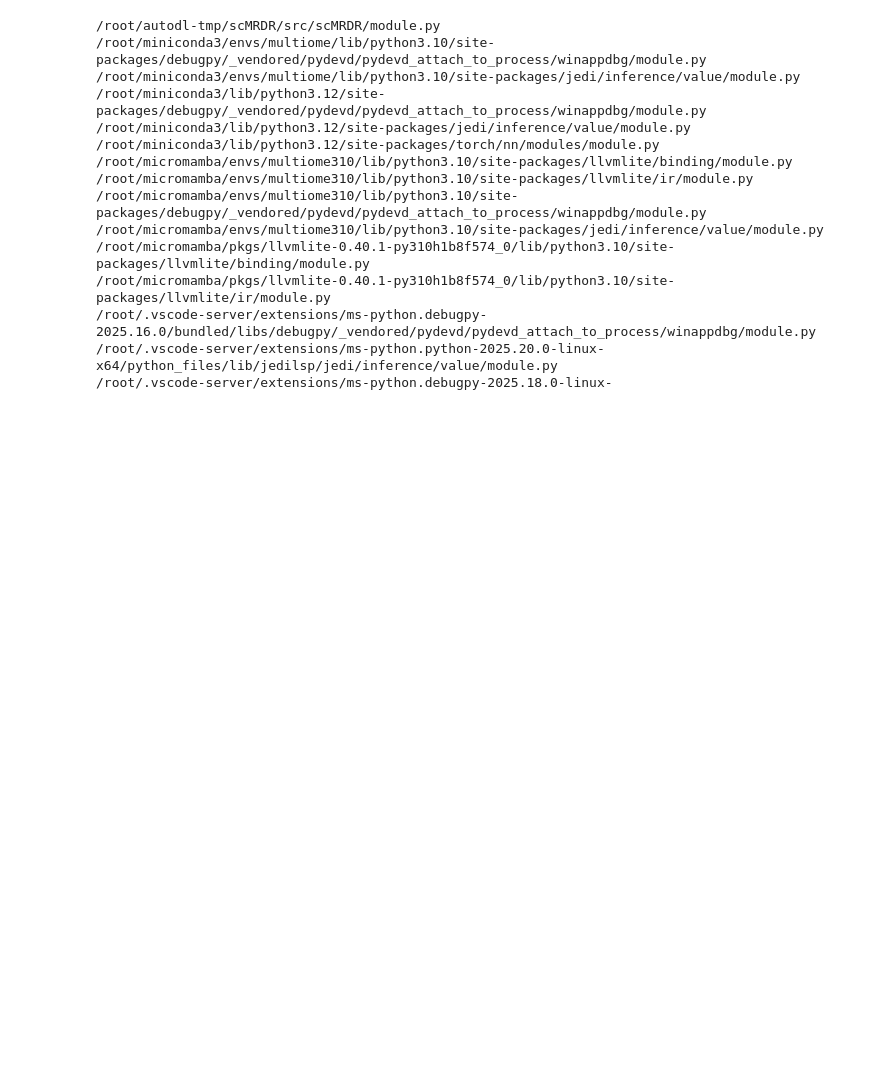
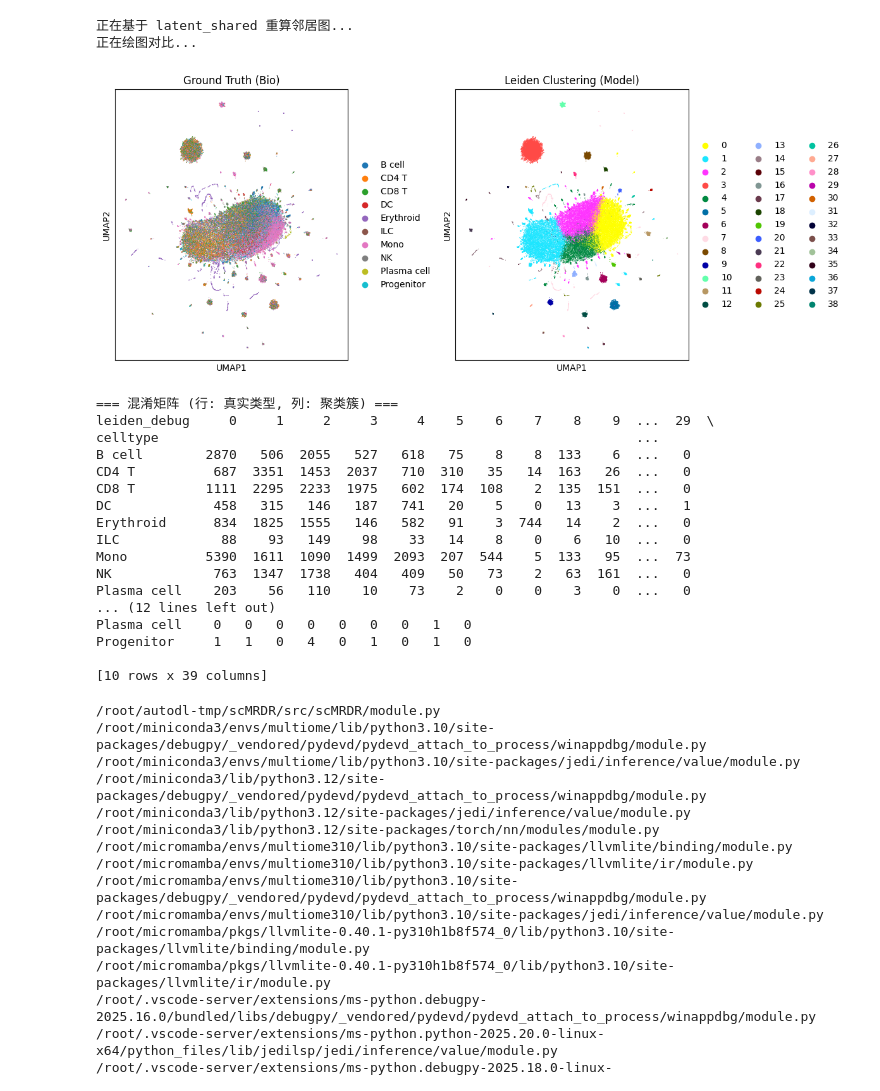
Before and after one commit to ICtuvk123/scMRDR, a Jupyter notebook: run_expriment.ipynb, the cells around one changed output. Drawn from its saved outputs; the diff is of its cells as text; code cells hidden in the pictures; blank space fills up the shorter version.

```diff
--- a/run_expriment.ipynb
+++ b/run_expriment.ipynb
@@ -123,3 +100,55 @@ KMeans ARI      | 0.0319
+# %%
+import pandas as pd
+import scanpy as sc
+import matplotlib.pyplot as plt
+
+# --- 关键步骤：强制重算一遍邻居图，确保万无一失 ---
+# 这一步是为了防止你之前的 neighbors 实际上是基于 X_pca 算的
+print("正在基于 latent_shared 重算邻居图...")
+sc.pp.neighbors(adata, use_rep='latent_shared', n_neighbors=30)
+
+# --- 重新聚类 ---
+# 先用一个稍微低一点的分辨率，防止切太碎
+sc.tl.leiden(adata, resolution=0.3, key_added='leiden_debug')
+
+# --- 绘图对比 ---
+print("正在绘图对比...")
+fig, axs = plt.subplots(1, 2, figsize=(12, 5))
+
+# 左边画真实标签
+sc.pl.umap(adata, color='celltype', ax=axs[0], title='Ground Truth (Bio)', show=False)
+# 右边画聚类结果
+sc.pl.umap(adata, color='leiden_debug', ax=axs[1], title='Leiden Clustering (Model)', show=False)
+
+plt.tight_layout()
+plt.show()
+
+# --- 打印混淆矩阵 (真相探测器) ---
+# 这张表会告诉你，你的 Cluster 0 到底包含了多少 T细胞，多少 B细胞
+contingency_table = pd.crosstab(adata.obs['celltype'], adata.obs['leiden_debug'])
+print("\n=== 混淆矩阵 (行: 真实类型, 列: 聚类簇) ===")
+print(contingency_table)
+# %% [output]
+正在基于 latent_shared 重算邻居图...
+正在绘图对比...
+[figure, added]
+=== 混淆矩阵 (行: 真实类型, 列: 聚类簇) ===
+leiden_debug     0     1     2     3     4    5    6    7    8    9  ...  29  \
+celltype                                                             ...
+B cell        2870   506  2055   527   618   75    8    8  133    6  ...   0
+CD4 T          687  3351  1453  2037   710  310   35   14  163   26  ...   0
+CD8 T         1111  2295  2233  1975   602  174  108    2  135  151  ...   0
+DC             458   315   146   187   741   20    5    0   13    3  ...   1
+Erythroid      834  1825  1555   146   582   91    3  744   14    2  ...   0
+ILC             88    93   149    98    33   14    8    0    6   10  ...   0
+Mono          5390  1611  1090  1499  2093  207  544    5  133   95  ...  73
+NK             763  1347  1738   404   409   50   73    2   63  161  ...   0
+Plasma cell    203    56   110    10    73    2    0    0    3    0  ...   0
+... (12 lines left out)
+Plasma cell    0   0   0   0   0   0   0   1   0
+Progenitor     1   1   0   4   0   1   0   1   0
+
+[10 rows x 39 columns]
 # %%
 !find /root -name "module.py"
 # %% [output]
```
Also changed, not shown: parts of 2 cells of this notebook, 1 other file.
